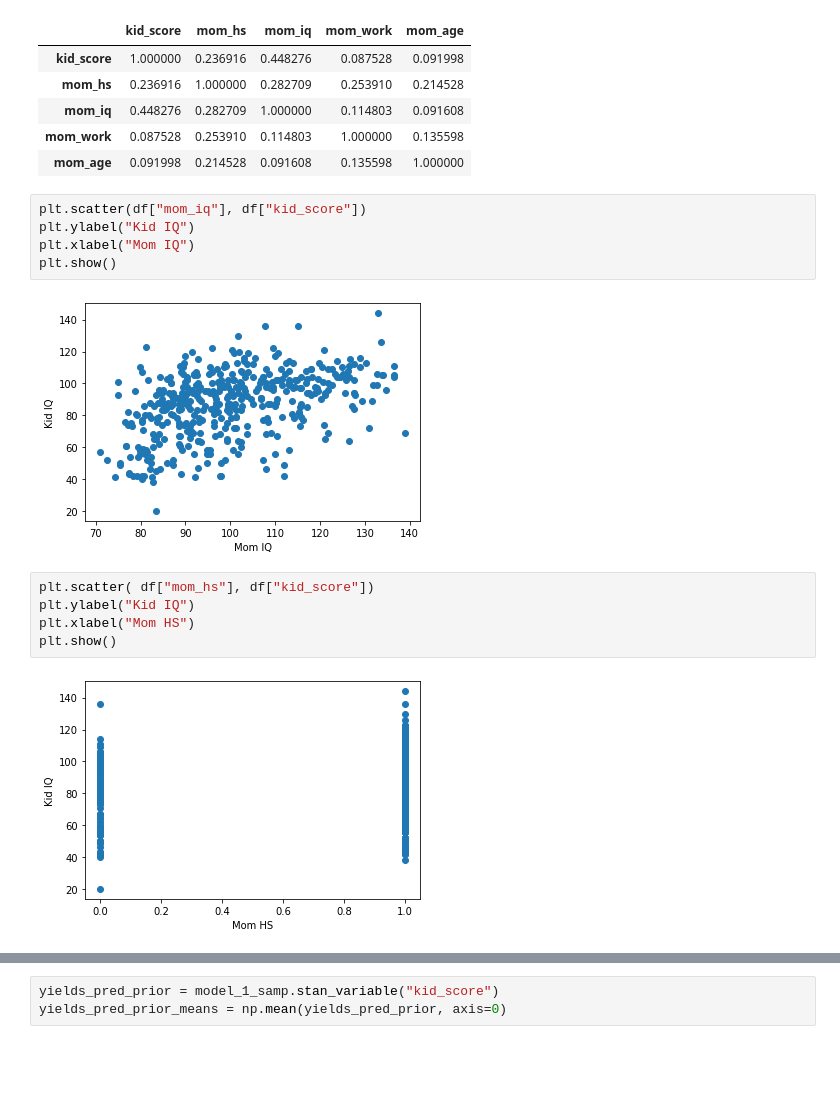
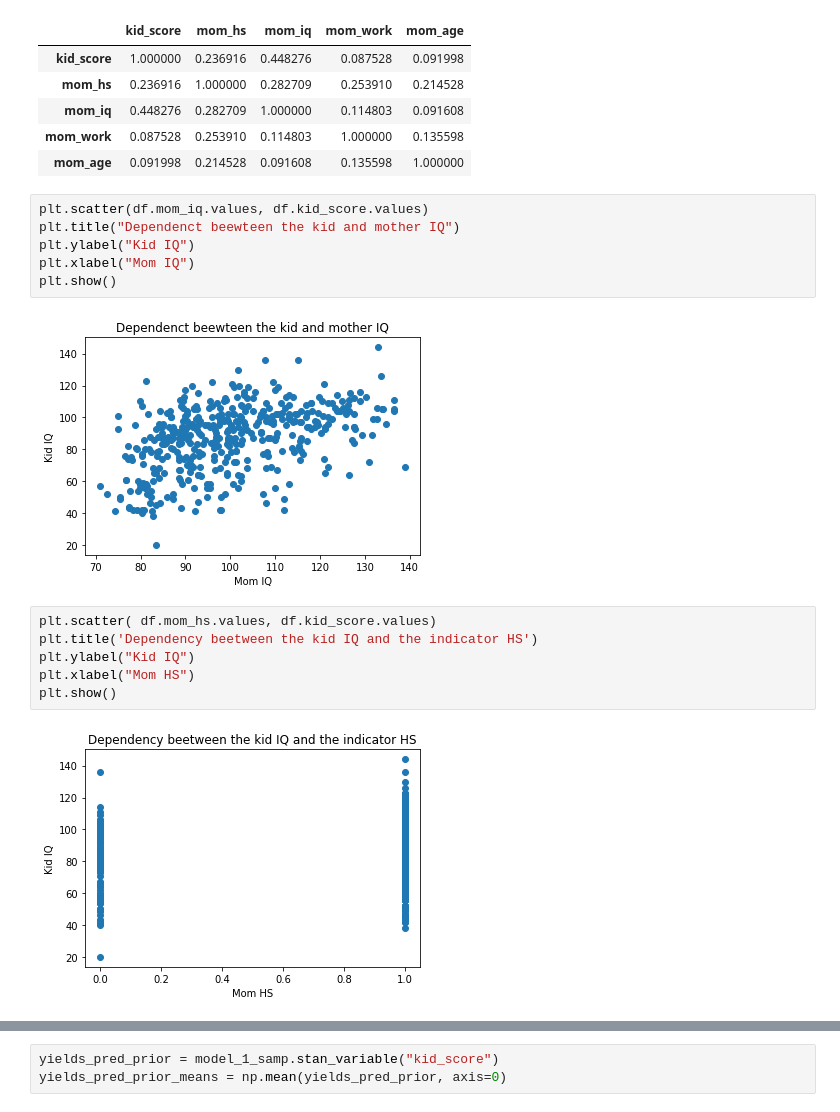
Before and after one commit to Sylwiam12/kidiq, a Jupyter notebook: kid_iq_FULL.ipynb, the cells around one changed output, grey strips where cells are left out. Saved outputs shown, nothing was run; the diff lists cells and outputs as text; blank space fills up the shorter version.

```diff
--- a/kid_iq_FULL.ipynb
+++ b/kid_iq_FULL.ipynb
@@ -45,17 +39,19 @@ df.corr()
 | mom_work | 0.087528 | 0.253910 | 0.114803 | 1.000000 | 0.135598 |
 | mom_age | 0.091998 | 0.214528 | 0.091608 | 0.135598 | 1.000000 |
 # %%
-plt.scatter(df["mom_iq"], df["kid_score"])
+plt.scatter(df.mom_iq.values, df.kid_score.values)
+plt.title("Dependenct beewteen the kid and mother IQ")
 plt.ylabel("Kid IQ")
 plt.xlabel("Mom IQ")
 plt.show()
 # %% [output]
-[figure, old version]
+[figure, new version]
 # %%
-plt.scatter( df["mom_hs"], df["kid_score"])
+plt.scatter( df.mom_hs.values, df.kid_score.values)
+plt.title('Dependency beetween the kid IQ and the indicator HS')
 plt.ylabel("Kid IQ")
 plt.xlabel("Mom HS")
 plt.show()
 # %% [output]
-[figure, old version]
+[figure, new version]
 # %%
```
Also changed, not shown: parts of 23 cells of this notebook, 6 other files.
